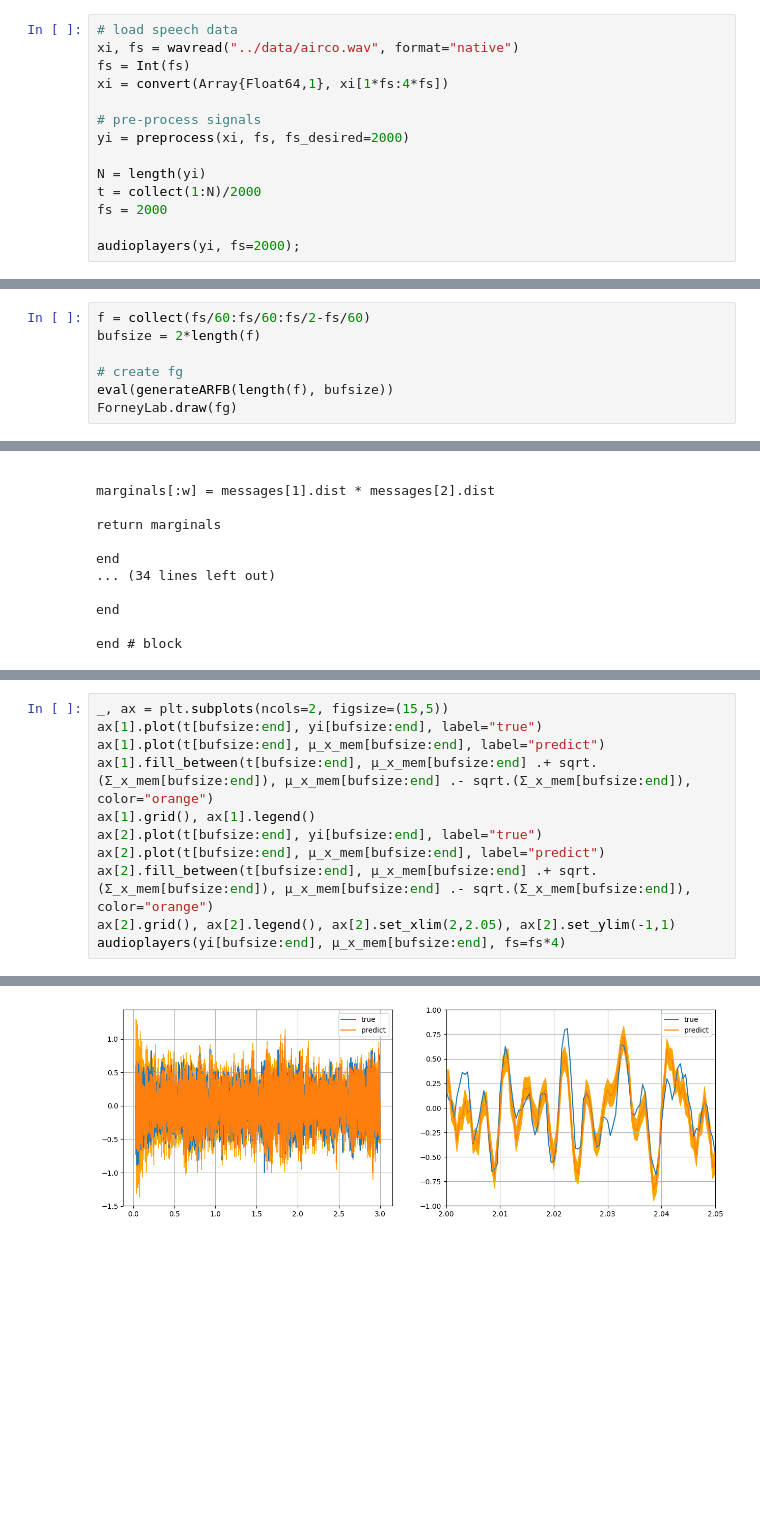
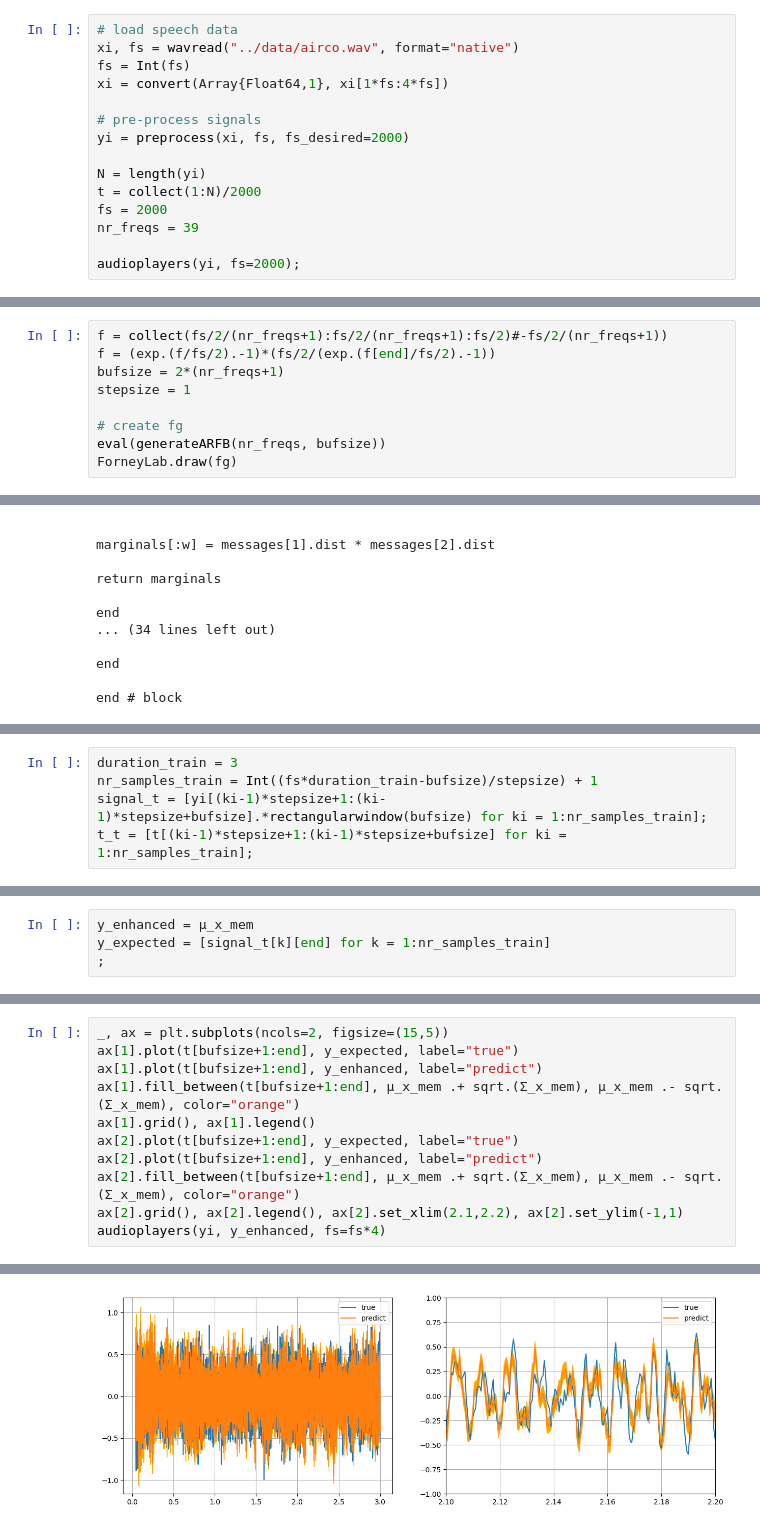
Before and after one commit to biaslab/SituatedSoundscaping, a Jupyter notebook: ARFB_modelling/ARFB_MV_airco.ipynb, the cells around one changed output, grey strips where cells are left out. Saved outputs shown, nothing was run; the diff lists cells and outputs as text; blank space fills up the shorter version.

```diff
--- a/ARFB_modelling/ARFB_MV_airco.ipynb
+++ b/ARFB_modelling/ARFB_MV_airco.ipynb
@@ -202,16 +204,19 @@ yi = preprocess(xi, fs, fs_desired=2000)
 N = length(yi)
 t = collect(1:N)/2000
 fs = 2000
+nr_freqs = 39
 
 audioplayers(yi, fs=2000);
 # %% [output]
 [interactive output not drawn]
 # %%
-f = collect(fs/60:fs/60:fs/2-fs/60)
-bufsize = 2*length(f)
+f = collect(fs/2/(nr_freqs+1):fs/2/(nr_freqs+1):fs/2)#-fs/2/(nr_freqs+1))
+f = (exp.(f/fs/2).-1)*(fs/2/(exp.(f[end]/fs/2).-1))
+bufsize = 2*(nr_freqs+1)
+stepsize = 1
 
 # create fg
-eval(generateARFB(length(f), bufsize))
+eval(generateARFB(nr_freqs, bufsize))
 ForneyLab.draw(fg)
 # %% [output]
 [interactive output not drawn]
@@ -267 +458,6 @@ yifftr = real.(yifft)
+# %%
+duration_train = 3
+nr_samples_train = Int((fs*duration_train-bufsize)/stepsize) + 1
+signal_t = [yi[(ki-1)*stepsize+1:(ki-1)*stepsize+bufsize].*rectangularwindow(bufsize) for ki = 1:nr_samples_train];
+t_t = [t[(ki-1)*stepsize+1:(ki-1)*stepsize+bufsize] for ki = 1:nr_samples_train];
 # %%
@@ -352,0 +544,4 @@ plt.plot(10*log10.(det_v_w_mem[bufsize:end]))
+# %%
+y_enhanced = μ_x_mem
+y_expected = [signal_t[k][end] for k = 1:nr_samples_train]
+;
@@ -353,14 +554,14 @@ plt.plot(10*log10.(det_v_w_mem[bufsize:end]))
 # %%
 _, ax = plt.subplots(ncols=2, figsize=(15,5))
-ax[1].plot(t[bufsize:end], yi[bufsize:end], label="true")
-ax[1].plot(t[bufsize:end], μ_x_mem[bufsize:end], label="predict")
-ax[1].fill_between(t[bufsize:end], μ_x_mem[bufsize:end] .+ sqrt.(Σ_x_mem[bufsize:end]), μ_x_mem[bufsize:end] .- sqrt.(Σ_x_mem[bufsize:end]), color="orange")
+ax[1].plot(t[bufsize+1:end], y_expected, label="true")
+ax[1].plot(t[bufsize+1:end], y_enhanced, label="predict")
+ax[1].fill_between(t[bufsize+1:end], μ_x_mem .+ sqrt.(Σ_x_mem), μ_x_mem .- sqrt.(Σ_x_mem), color="orange")
 ax[1].grid(), ax[1].legend()
-ax[2].plot(t[bufsize:end], yi[bufsize:end], label="true")
-ax[2].plot(t[bufsize:end], μ_x_mem[bufsize:end], label="predict")
-ax[2].fill_between(t[bufsize:end], μ_x_mem[bufsize:end] .+ sqrt.(Σ_x_mem[bufsize:end]), μ_x_mem[bufsize:end] .- sqrt.(Σ_x_mem[bufsize:end]), color="orange")
-ax[2].grid(), ax[2].legend(), ax[2].set_xlim(2,2.05), ax[2].set_ylim(-1,1)
-audioplayers(yi[bufsize:end], μ_x_mem[bufsize:end], fs=fs*4)
+ax[2].plot(t[bufsize+1:end], y_expected, label="true")
+ax[2].plot(t[bufsize+1:end], y_enhanced, label="predict")
+ax[2].fill_between(t[bufsize+1:end], μ_x_mem .+ sqrt.(Σ_x_mem), μ_x_mem .- sqrt.(Σ_x_mem), color="orange")
+ax[2].grid(), ax[2].legend(), ax[2].set_xlim(2.1,2.2), ax[2].set_ylim(-1,1)
+audioplayers(yi, y_enhanced, fs=fs*4)
 # %% [output]
 [interactive output not drawn]
-[figure, old version]
+[figure, new version]
```
Also changed, not shown: parts of 22 cells of this notebook, 18 other files.
